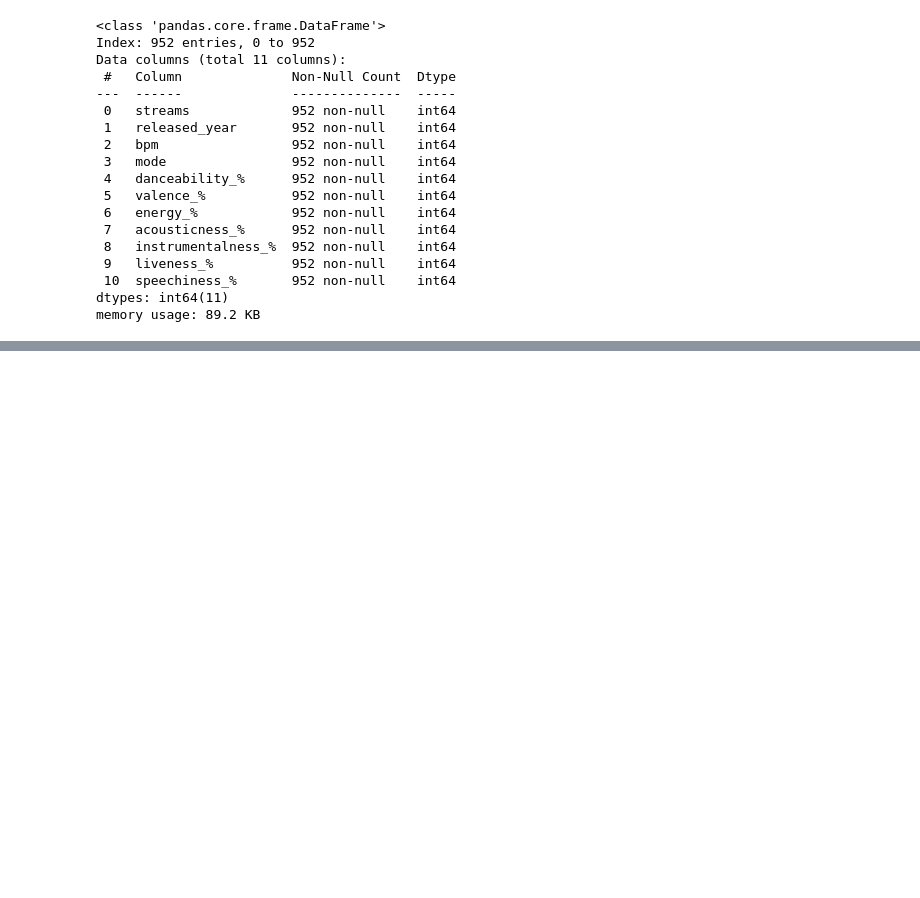
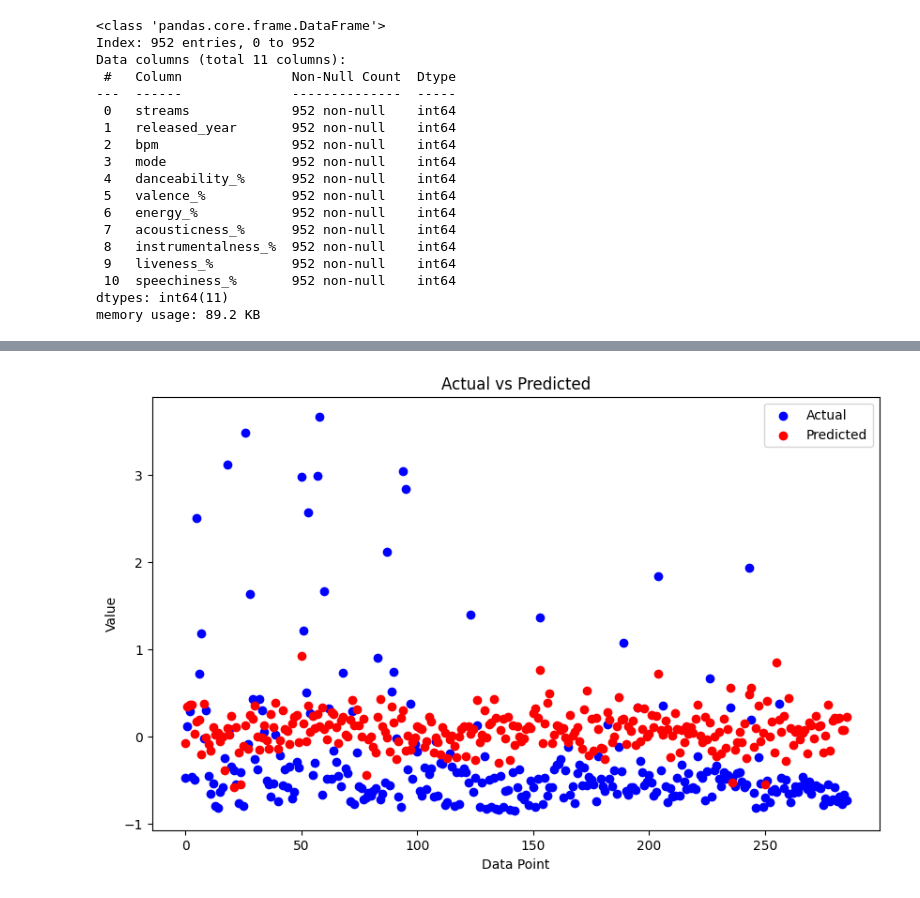
Before and after one commit to Ferriswheel09/hw1_spotify_analysis, a Jupyter notebook: spotify_analysis.ipynb, the cells around one changed output, grey strips where cells are left out. Drawn from its saved outputs; the diff is of its cells as text; code cells hidden in the pictures; blank space fills up the shorter version.

Commit message:
Added plotting

```diff
--- a/spotify_analysis.ipynb
+++ b/spotify_analysis.ipynb
@@ -21,0 +37,12 @@ df['streams'] = df['streams'].astype('int64')
+# %%
+#Conversion to strings and numerics
+convert_to_string = {'track_name', 'artist(s)_name', 'key', 'mode'}
+convert_to_numeric = {"in_deezer_playlists", "in_shazam_charts"}
+
+for col_name in convert_to_string:
+    print(col_name)
+    df[col_name] = df[col_name].astype("string")
+
+for col_name in convert_to_numeric:
+    print(col_name)
+    df[col_name] = df[col_name].str.replace(',', '').astype(np.int64)
@@ -22,5 +56,5 @@ df['streams'] = df['streams'].astype('int64')
 # %%
-df['mode'].replace(['Major', 'Minor'],[0, 1], inplace=True)
+df['mode'].replace(['Major', 'Minor'],['0', '1'], inplace=True)
 df['mode'] = df['mode'].astype('int64')
 # %%
 columns = ['streams','released_year','bpm','mode','danceability_%', 'valence_%', 'energy_%','acousticness_%', 'instrumentalness_%', 'liveness_%', 'speechiness_%']
@@ -72,12 +108,23 @@ class CustomLinearRegression:
     def __init__(self):
         self.coefficients = None
 
-    def fit(self, X, y):
+    def fit(self, X, y, learning_rate=0.01, num_iterations=1000):
         # Add bias term to X
         X = np.c_[np.ones(X.shape[0]), X]
 
-        # Compute coefficients using closed-form solution
-        self.coefficients = np.linalg.inv(X.T.dot(X)).dot(X.T).dot(y)
+        # Initialize coefficients
+        self.coefficients = np.zeros(X.shape[1])
+
+        # Perform gradient descent
+        for i in range(num_iterations):
+            # Compute predictions
+            y_pred = np.dot(X, self.coefficients)
+
+            # Compute gradients
+            gradients = -(2 / len(X)) * np.dot(X.T, (y - y_pred))
+
+            # Update coefficients
+            self.coefficients -= learning_rate * gradients
 
     def predict(self, X):
         # Add bias term to X
@@ -99,0 +147,13 @@ Mean squared error :  0.6692974090010414
+# %%
+import matplotlib.pyplot as plt
+
+plt.figure(figsize=(10, 6))
+plt.scatter(range(len(y_test)), y_test, color='blue', label='Actual')
+plt.scatter(range(len(predictions)), predictions, color='red', label='Predicted')
+plt.xlabel('Data Point')
+plt.ylabel('Value')
+plt.title('Actual vs Predicted')
+plt.legend()
+plt.show()
+# %% [output]
+[figure, added]
```
Also changed, not shown: parts of 5 cells of this notebook.
